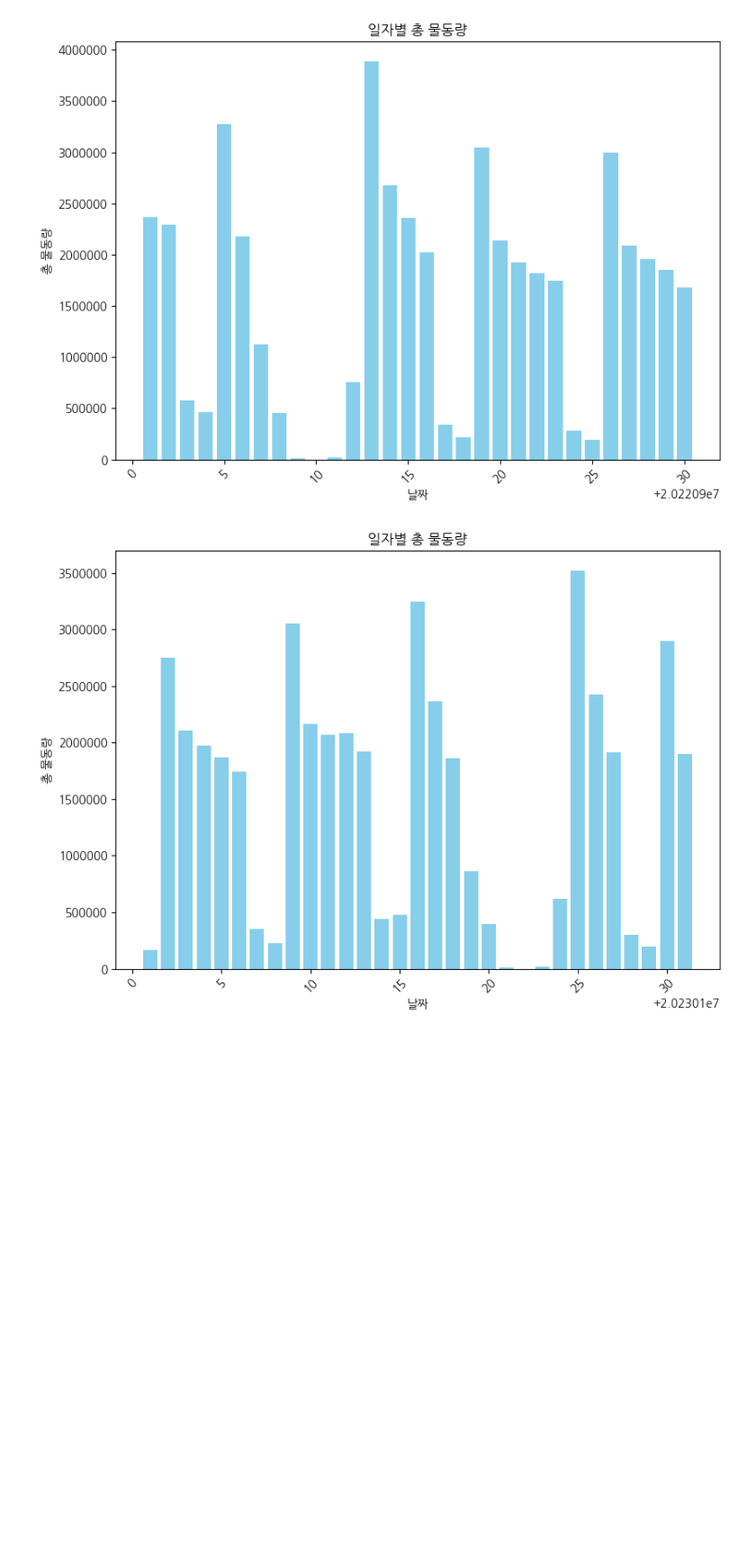
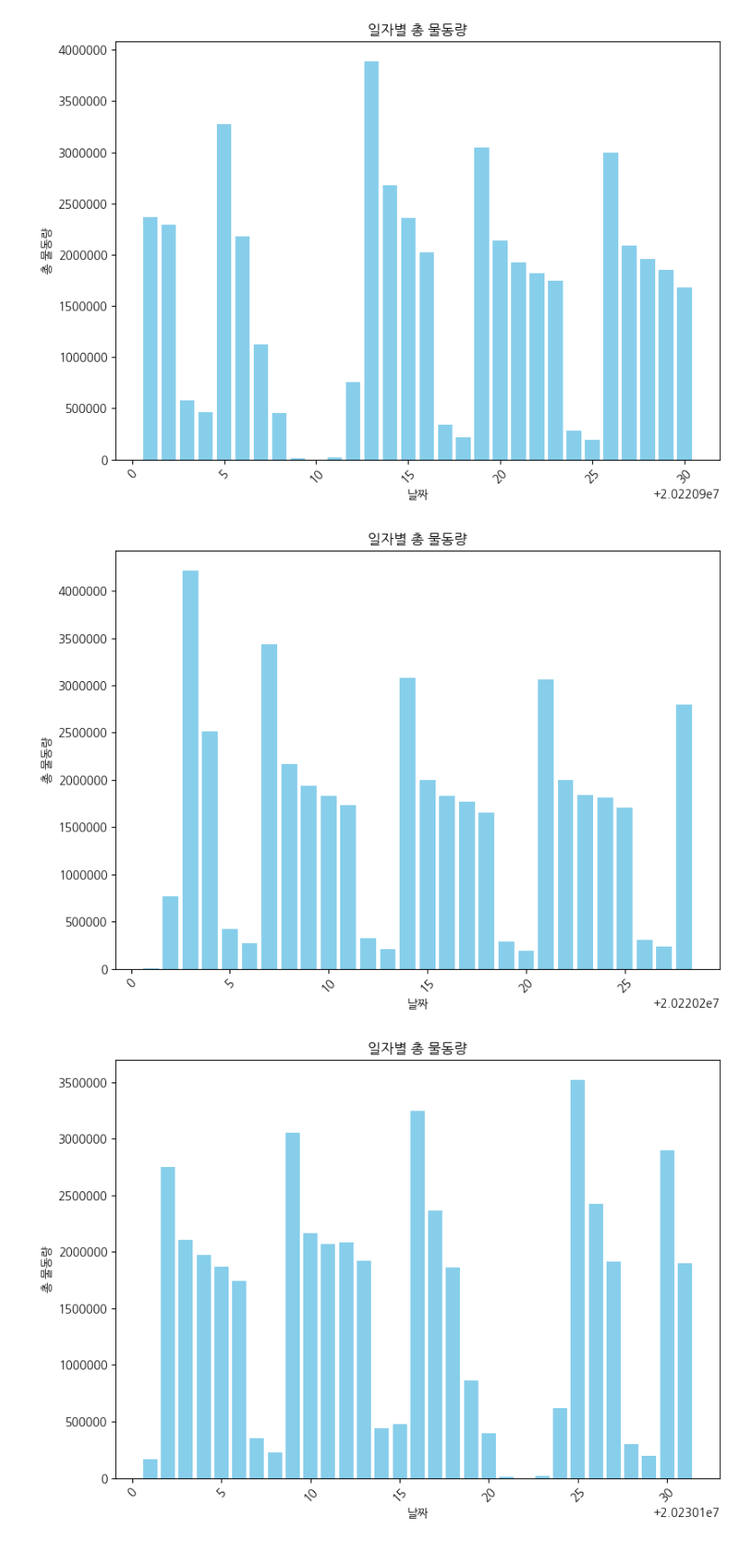
Before and after one commit to mizima1015/multi_final_project, a Jupyter notebook: 명절.ipynb, the cells around one changed output. Shown at 90% size. Saved outputs shown, nothing was run; the diff lists cells and outputs as text; code cells hidden in the pictures; blank space fills up the shorter version.

```diff
--- a/명절.ipynb
+++ b/명절.ipynb
@@ -220,6 +217,39 @@ plt.gca().set_yticklabels(['{:.0f}'.format(x) for x in current_values])
 plt.show()
 # %% [output]
 [figure]
+# %%
+SEND_DATA_PATH='/content/drive/MyDrive/DeliverEase/SEND/'
+REC_DATA_PATH='/content/drive/MyDrive/DeliverEase/REC/'
+REC_SEND_DATA_PATH='/content/drive/MyDrive/DeliverEase/REC_SEND/'
+send_df=pd.read_csv(SEND_DATA_PATH+'22_02.csv', encoding='cp949')
+rec_df=pd.read_csv(REC_DATA_PATH+'22_02.csv', encoding='cp949')
+rec_send_df=pd.read_csv(REC_SEND_DATA_PATH+'22_02.csv', encoding='cp949')
+
+send_df['total']=send_df[['E_C_01', 'E_C_02','E_C_03', 'E_C_04', 'E_C_05', 'E_C_06', 'E_C_07', 'E_C_08', 'E_C_09','E_C_10', 'E_C_11']].sum(axis=1)
+rec_df['total']=rec_df[['E_C_01', 'E_C_02','E_C_03', 'E_C_04', 'E_C_05', 'E_C_06', 'E_C_07', 'E_C_08', 'E_C_09','E_C_10', 'E_C_11']].sum(axis=1)
+rec_send_df['total']=rec_send_df[['E_C_01', 'E_C_02','E_C_03', 'E_C_04', 'E_C_05', 'E_C_06', 'E_C_07', 'E_C_08', 'E_C_09','E_C_10', 'E_C_11']].sum(axis=1)
+rec_df=rec_df[rec_df['SEND_CTPV_NM'] != '서울특별시']
+send_df=send_df[send_df['REC_CTPV_NM'] != '서울특별시']
+df=pd.concat([rec_df,send_df,rec_send_df])
+df.drop(columns=['SEND_CTPV_NM', 'SEND_CTPV_CD', 'SEND_CTGG_NM',
+       'SEND_CTGG_CD', 'REC_CTPV_NM', 'REC_CTPV_CD', 'E_C_01', 'E_C_02',
+       'E_C_03', 'E_C_04', 'E_C_05', 'E_C_06', 'E_C_07', 'E_C_08', 'E_C_09',
+       'E_C_10', 'E_C_11'], inplace=True)
+df = df.groupby('DL_YMD').sum().reset_index()
+
+plt.figure(figsize=(8, 6))
+plt.bar(df['DL_YMD'], df['total'], color='skyblue')
+plt.xlabel('날짜')
+plt.ylabel('총 물동량')
+plt.title('일자별 총 물동량')
+plt.xticks(rotation=45)  # x축 라벨 회전
+plt.tight_layout()
+current_values = plt.gca().get_yticks()
+plt.gca().set_yticklabels(['{:.0f}'.format(x) for x in current_values])
+
+plt.show()
+# %% [output]
+[figure, added]
 # %%
 SEND_DATA_PATH='/content/drive/MyDrive/DeliverEase/SEND/'
 REC_DATA_PATH='/content/drive/MyDrive/DeliverEase/REC/'
```
Also changed, not shown: parts of 29 cells of this notebook.
